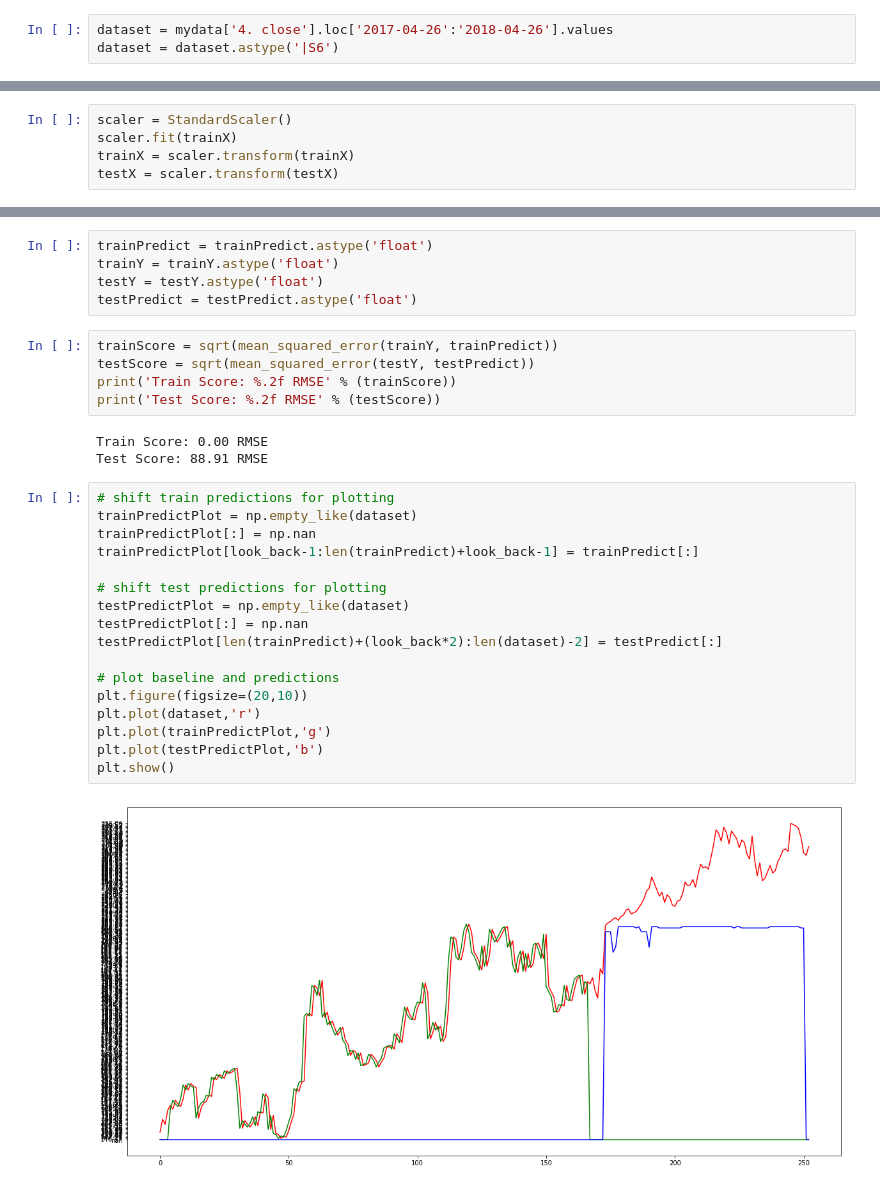
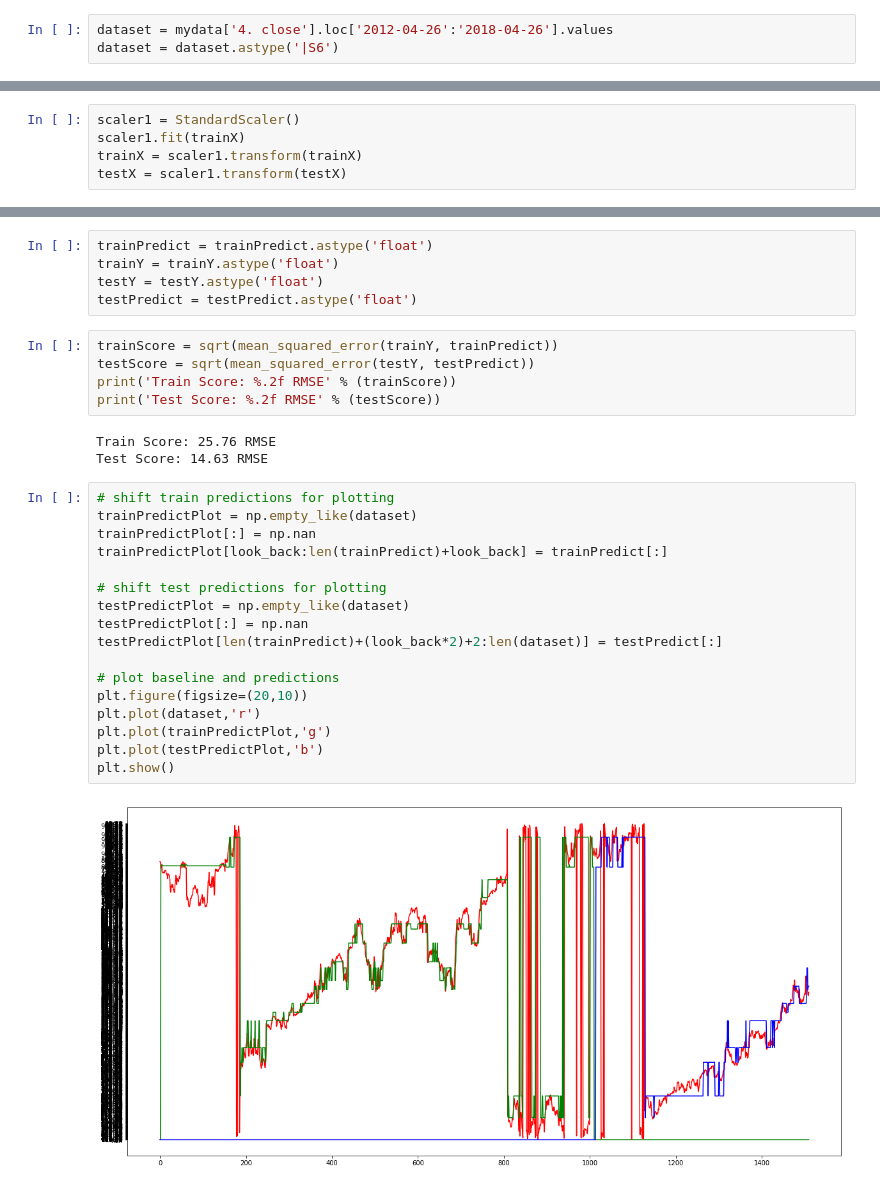
Before and after one commit to AdvancedMachineLearning/60hoursProject, a Jupyter notebook: MLP.ipynb, the cells around one changed output, grey strips where cells are left out. Saved outputs shown, nothing was run; the diff lists cells and outputs as text.

Commit message:
Changed the scaling a little
Works only with rather steady training and test sets. First chosen data doesn't work at all.

```diff
--- a/MLP.ipynb
+++ b/MLP.ipynb
@@ -30,7 +30,7 @@ plt.xlabel('Date')
 Text(0.5,0,'Date')
 [figure]
 # %%
-dataset = mydata['4. close'].loc['2017-04-26':'2018-04-26'].values
+dataset = mydata['4. close'].loc['2012-04-26':'2018-04-26'].values
 dataset = dataset.astype('|S6')
 # %%
 preproc = input("What Preprocessing do you like? None (N), Differencing (D) or Moving Average (M): ")
@@ -78,10 +78,10 @@ look_back = int(look_back)
 trainX, trainY = create_dataset(train, look_back)
 testX, testY = create_dataset(test, look_back)
 # %%
-scaler = StandardScaler()
-scaler.fit(trainX)
-trainX = scaler.transform(trainX)
-testX = scaler.transform(testX)
+scaler1 = StandardScaler()
+scaler1.fit(trainX)
+trainX = scaler1.transform(trainX)
+testX = scaler1.transform(testX)
 # %%
 mlp = MLPClassifier(hidden_layer_sizes=(30,30,30),max_iter=10000)
 mlp.fit(trainX,trainY)
@@ -107,24 +107,24 @@ testScore = sqrt(mean_squared_error(testY, testPredict))
 print('Train Score: %.2f RMSE' % (trainScore))
 print('Test Score: %.2f RMSE' % (testScore))
 # %% [output]
-Train Score: 0.00 RMSE
-Test Score: 88.91 RMSE
+Train Score: 25.76 RMSE
+Test Score: 14.63 RMSE
 # %%
 # shift train predictions for plotting
 trainPredictPlot = np.empty_like(dataset)
 trainPredictPlot[:] = np.nan
-trainPredictPlot[look_back-1:len(trainPredict)+look_back-1] = trainPredict[:]
+trainPredictPlot[look_back:len(trainPredict)+look_back] = trainPredict[:]
 
 # shift test predictions for plotting
 testPredictPlot = np.empty_like(dataset)
 testPredictPlot[:] = np.nan
-testPredictPlot[len(trainPredict)+(look_back*2):len(dataset)-2] = testPredict[:]
+testPredictPlot[len(trainPredict)+(look_back*2)+2:len(dataset)] = testPredict[:]
 
 # plot baseline and predictions
 plt.figure(figsize=(20,10))
 plt.plot(dataset,'r')
 plt.plot(trainPredictPlot,'g')
 plt.plot(testPredictPlot,'b')
 plt.show()
 # %% [output]
-[figure, old version]
+[figure, new version]
```
Also changed, not shown: parts of 2 cells of this notebook.
